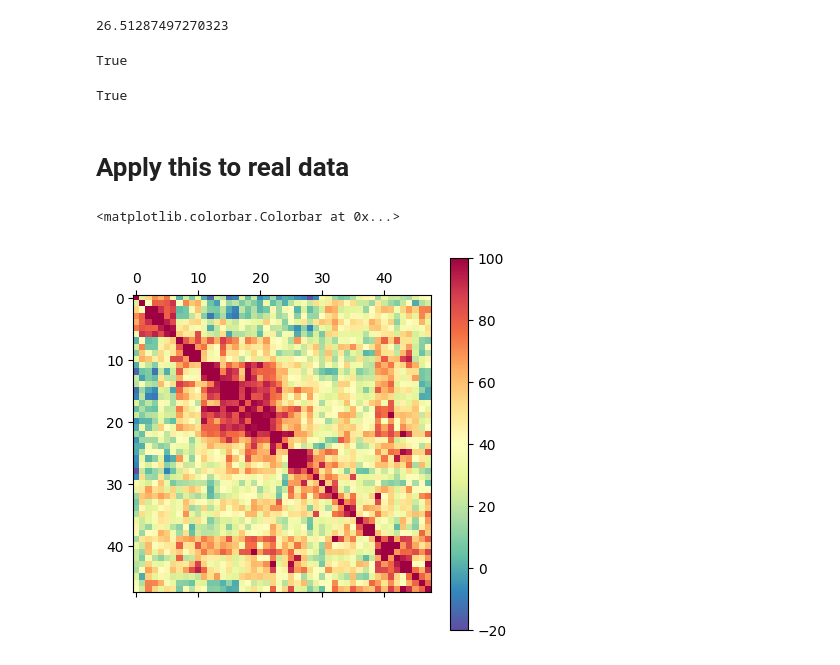
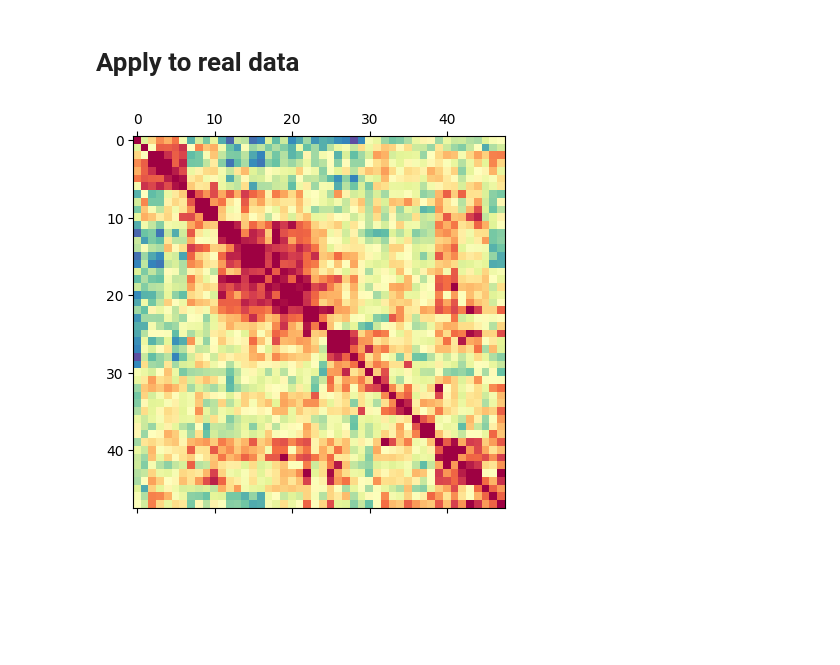
Before and after one commit to stootoon/kondor-mmf, a Jupyter notebook: mmf.ipynb, the cells around one changed output. Drawn from its saved outputs; the diff is of its cells as text; code cells hidden in the pictures; blank space fills up the shorter version.

```diff
--- a/mmf.ipynb
+++ b/mmf.ipynb
@@ -79,23 +10,5 @@ True
-# %%
-2*((O1 @ A[I1][:,I1] @ A[I1][:,I1].T @ O1.T)[-1,-1] - (O1 @ A[I1][:,I1] @ O1.T)[-1,-1]**2)
-# %% [output]
-26.51287497270323
-# %%
-B = A[I1][:, S11]
-B = B @ B.T
-E12 = 2* (O1 @ B @ O1.T)[-1,-1]
-allclose(E12, E1_2)
-# %% [output]
-True
-# %%
-B1 = A[:, S[1]] @ A[:, S[1]].T
-E11 = 2*sum((U1 @ A @ U1.T)[:-1,-1]**2)
-allclose(E11, E1)
-#E11 += 2 * (U1 @ B1 @ U1.T)[-1,-1]
-# %% [output]
-True
 # %% [markdown]
-# Apply this to real data
+# Apply to real data
 # %%
 # Load mdlCs from file
 import pickle
@@ -104,12 +17,11 @@ with open("mdlCs.pkl", "rb") as f:
 # %%
 from scipy.cluster.hierarchy import linkage, leaves_list
 C = mdlCs["Free"]
 which_order = "Cstar"
 CC = C[which_order]
 link = linkage(CC, method = 'average')
 leaf_order = leaves_list(link)
 CC = CC[leaf_order][:,leaf_order]
-matshow(CC, vmin=-20,vmax=100, cmap=cm.Spectral_r); colorbar()
+matshow(CC, vmin=-20,vmax=100, cmap=cm.Spectral_r);
 # %% [output]
-<matplotlib.colorbar.Colorbar at 0x...>
-[figure, old version]
+[figure, new version]
```
Also changed, not shown: parts of 28 cells of this notebook.
